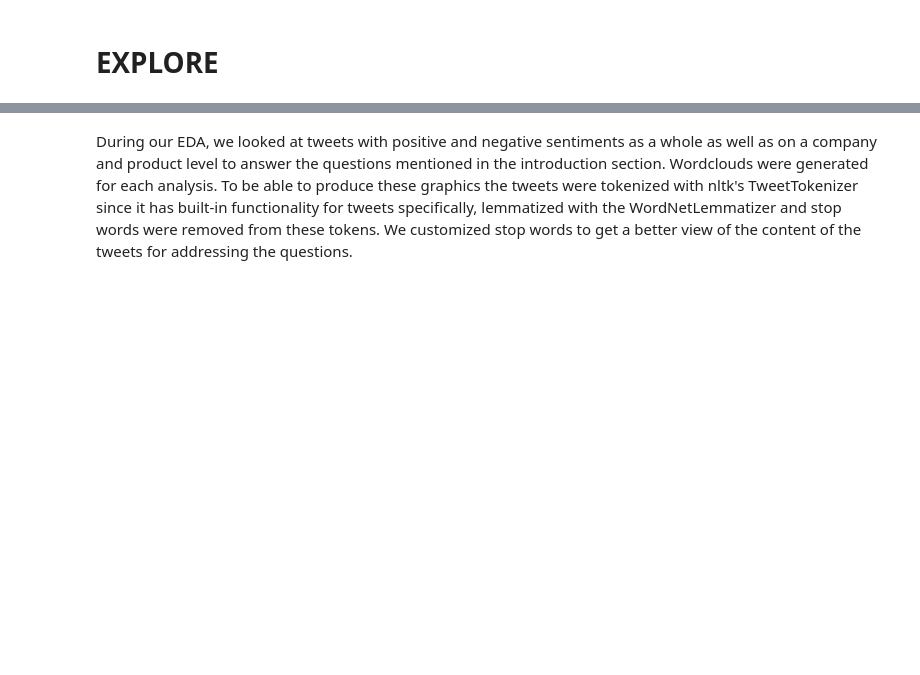
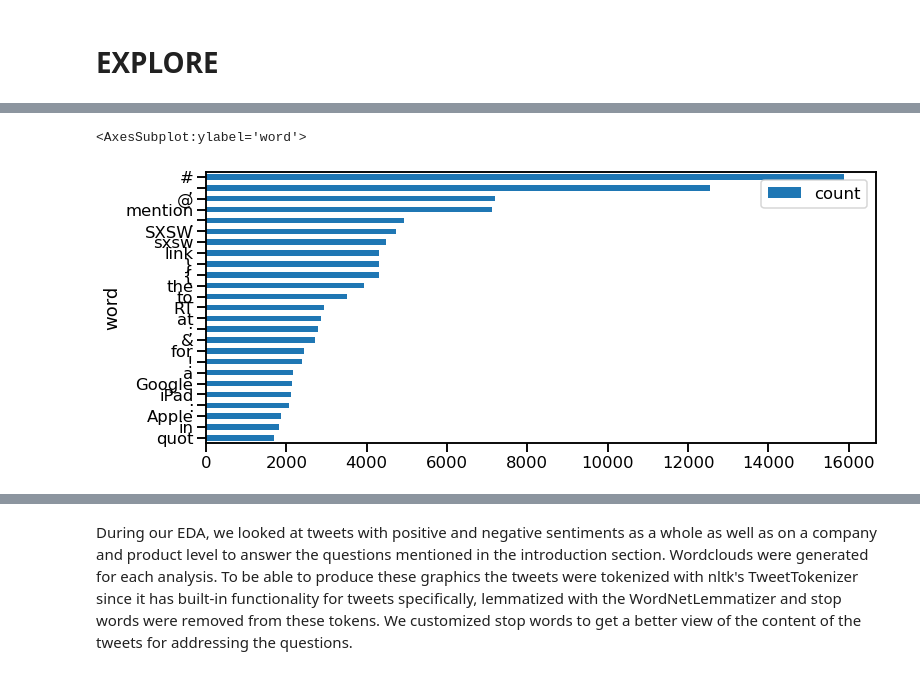
Before and after one commit to rcauvy/product-review-analysis-nlp, a Jupyter notebook: index.ipynb, the cells around one changed output, grey strips where cells are left out. Drawn from its saved outputs; the diff is of its cells as text; code cells hidden in the pictures; blank space fills up the shorter version.

```diff
--- a/index.ipynb
+++ b/index.ipynb
@@ -278,0 +430,9 @@ Questions to consider:
+# %%
+## Get the most_common 100 and make into a dataframe
+most_common = pd.DataFrame(freq.most_common(100),
+                           columns=['word','count']).sort_values('count',
+                                                                 ascending=True)
+most_common.set_index('word').tail(25).plot(kind='barh',figsize=(12,5))
+# %% [output]
+<AxesSubplot:ylabel='word'>
+[figure, added]
```
Also changed, not shown: parts of 91 cells of this notebook.
